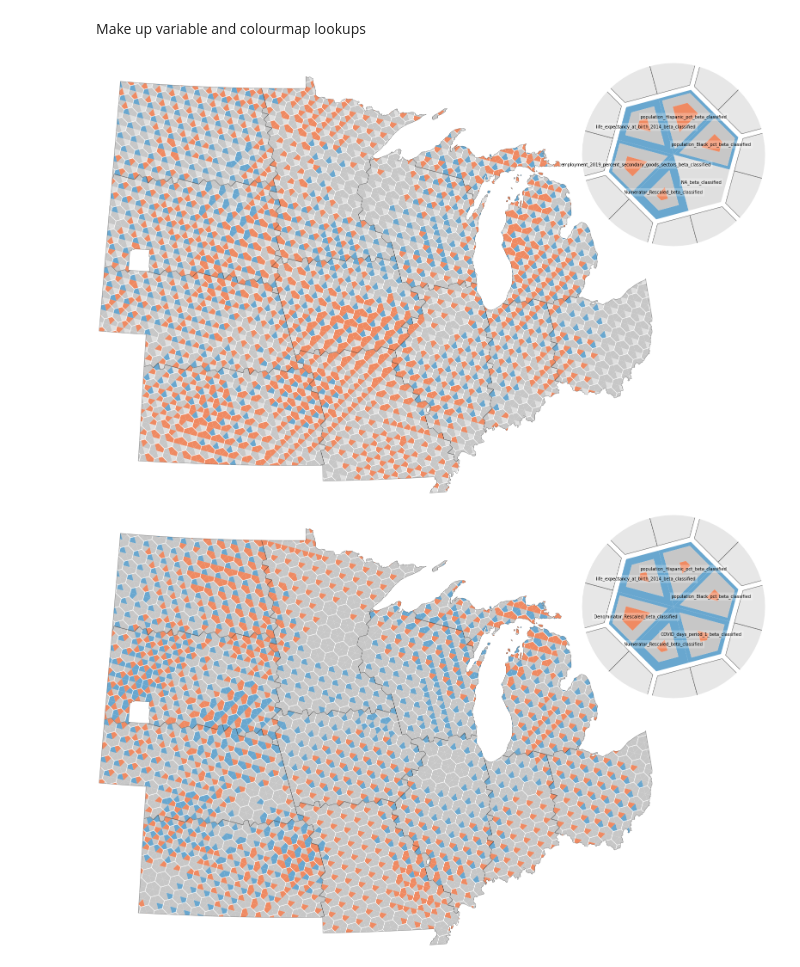
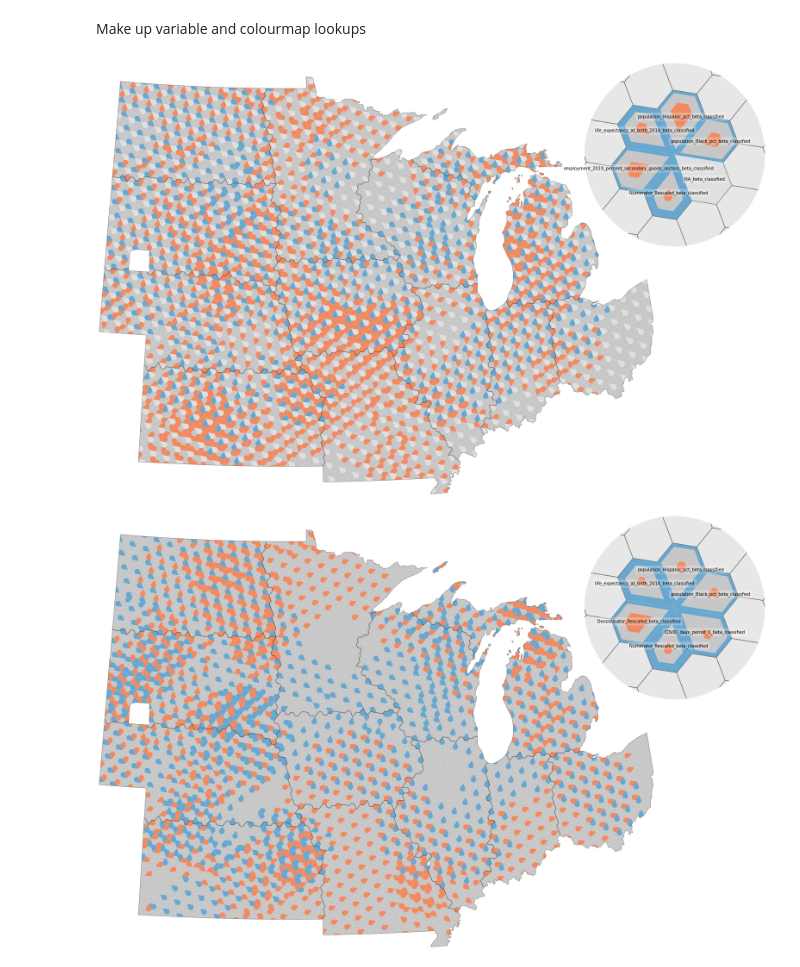
Before and after one commit to DOSull/weaving-space, a Jupyter notebook: weavingspace/GWR-example-3.ipynb, the cells around one changed output. Cells and saved outputs as stored; diff of their text form; code cells hidden in the pictures.

```diff
--- a/weavingspace/GWR-example-3.ipynb
+++ b/weavingspace/GWR-example-3.ipynb
@@ -43,12 +43,12 @@ states = states.dissolve(
 # %%
 d = 50000
 tile_inset = 1000
-tiling_rotation = 15
+tiling_rotation = -110
 # %% [markdown]
 ## A hex 6 dissection
 # %%
 # make a base tile to start
-hex_6_tile = TileUnit(tiling_type = "hex-dissection", n = 6,
+hex_6_tile = TileUnit(tiling_type = "laves", code = "3.3.3.3.6", n = 6,
                       spacing = d, crs = gwrs[0].crs)
 hex_6_tile.plot()
 # %% [output]
@@ -100,19 +100,20 @@ colour_mappings = [dict(zip(v.values(), p))
 Make up variable and colourmap lookups
 # %%
 for gwr, v_map, c_map, path in zip(gwrs, var_mappings, colour_mappings, paths):
-    tiling = Tiling(hex_6_tile, gwr, id_var = "ID",
-                    tile_margin = tile_inset)
+    # tiling = Tiling(hex_6_tile, gwr, id_var = "ID",
+    #                 tile_margin = tile_inset)
+    tiling = Tiling(hex_6_tile, gwr, id_var = "ID")
     tiled_map = tiling.get_tiled_map(rotation = tiling_rotation,
                                      prioritise_tiles = True)
     tiled_map.variables = v_map
     tiled_map.colourmaps = c_map
     tiled_map.dpi = 150
     tiled_map.figsize = (24, 18)
     fig = tiled_map.render(legend_zoom = 1., legend_dx = -0.1, legend_dy = -0.1,
                            use_ellipse = True, ellipse_magnification = 1)
     states_hex6_layer.plot(ax = fig.get_axes()[0], fc = "#00000000",
                            ec = "#00000060", lw = 1)
     fig.savefig(f"hex_{get_filename_label(path)}.pdf")
 # %% [output]
-[figure, old version]
+[figure, new version]
-[figure, old version]
+[figure, new version]
```
Also changed, not shown: parts of 2 cells of this notebook, 2 other files.
